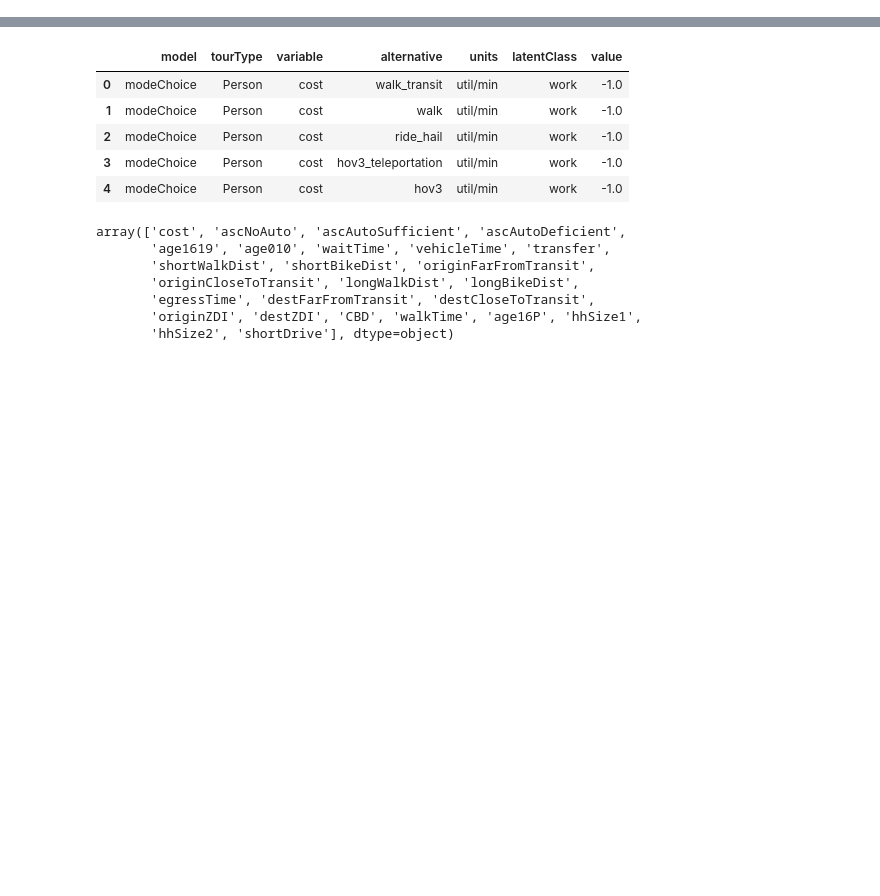
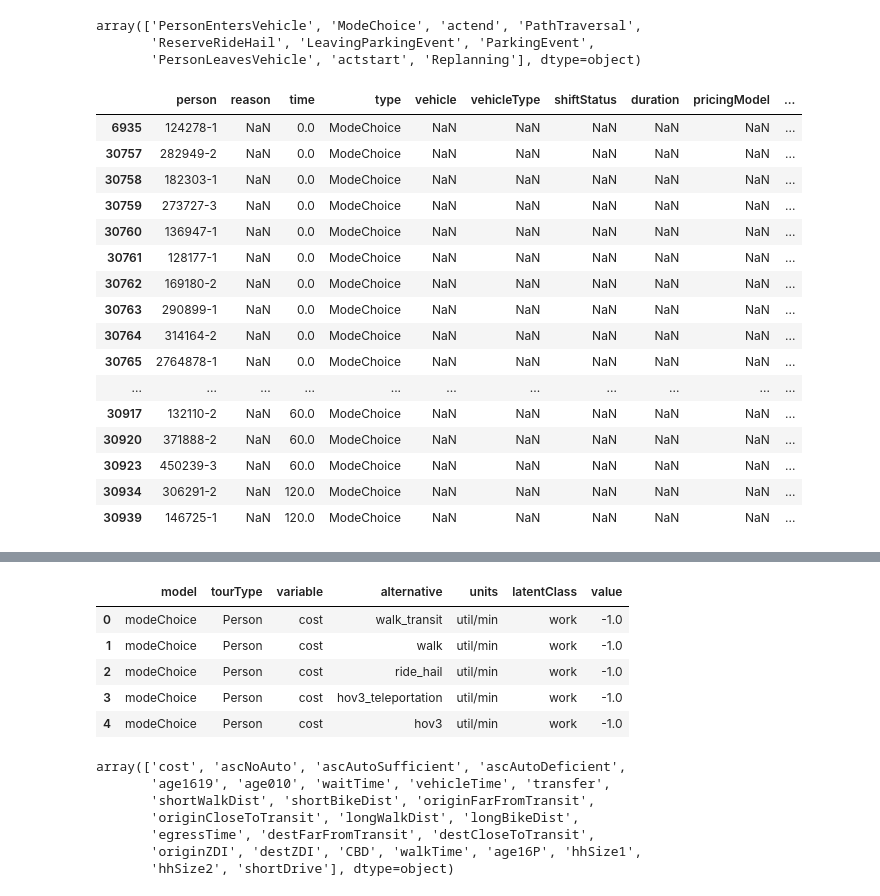
Before and after one commit to vsgo222/beam, a Jupyter notebook: output_analysis/Trips Comparison.ipynb, the cells around one changed output, grey strips where cells are left out. Cells and saved outputs as stored; diff of their text form; code cells hidden in the pictures; blank space fills up the shorter version.

```diff
--- a/output_analysis/Trips Comparison.ipynb
+++ b/output_analysis/Trips Comparison.ipynb
@@ -114,0 +99,29 @@ Wall time: 1min 6s
+# %%
+events=pd.read_csv('../output/SF_TourPurposeChoiceModel/sf-tscore-all-trips-mc-calibration-trial-8__bgb/ITERS/it.10/10.events.csv.gz')
+# %%
+pd.options.display.max_columns=100
+events.type.unique()
+# %% [output]
+array(['PersonEntersVehicle', 'ModeChoice', 'actend', 'PathTraversal',
+       'ReserveRideHail', 'LeavingParkingEvent', 'ParkingEvent',
+       'PersonLeavesVehicle', 'actstart', 'Replanning'], dtype=object)
+# %%
+events[(events['type']=='ModeChoice')].head(50)
+# %% [output]
+|  | person | reason | time | type | vehicle | vehicleType | shiftStatus | duration | pricingModel | ... |
+| 6935 | 124278-1 | NaN | 0.0 | ModeChoice | NaN | NaN | NaN | NaN | NaN | ... |
+| 30757 | 282949-2 | NaN | 0.0 | ModeChoice | NaN | NaN | NaN | NaN | NaN | ... |
+| 30758 | 182303-1 | NaN | 0.0 | ModeChoice | NaN | NaN | NaN | NaN | NaN | ... |
+| 30759 | 273727-3 | NaN | 0.0 | ModeChoice | NaN | NaN | NaN | NaN | NaN | ... |
+| 30760 | 136947-1 | NaN | 0.0 | ModeChoice | NaN | NaN | NaN | NaN | NaN | ... |
+| 30761 | 128177-1 | NaN | 0.0 | ModeChoice | NaN | NaN | NaN | NaN | NaN | ... |
+| 30762 | 169180-2 | NaN | 0.0 | ModeChoice | NaN | NaN | NaN | NaN | NaN | ... |
+| 30763 | 290899-1 | NaN | 0.0 | ModeChoice | NaN | NaN | NaN | NaN | NaN | ... |
+| 30764 | 314164-2 | NaN | 0.0 | ModeChoice | NaN | NaN | NaN | NaN | NaN | ... |
+| 30765 | 2764878-1 | NaN | 0.0 | ModeChoice | NaN | NaN | NaN | NaN | NaN | ... |
+| ... | ... | ... | ... | ... | ... | ... | ... | ... | ... | ... |
+| 30917 | 132110-2 | NaN | 60.0 | ModeChoice | NaN | NaN | NaN | NaN | NaN | ... |
+| 30920 | 371888-2 | NaN | 60.0 | ModeChoice | NaN | NaN | NaN | NaN | NaN | ... |
+| 30923 | 450239-3 | NaN | 60.0 | ModeChoice | NaN | NaN | NaN | NaN | NaN | ... |
+| 30934 | 306291-2 | NaN | 120.0 | ModeChoice | NaN | NaN | NaN | NaN | NaN | ... |
+| 30939 | 146725-1 | NaN | 120.0 | ModeChoice | NaN | NaN | NaN | NaN | NaN | ... |
```
Also changed, not shown: parts of 31 cells of this notebook, 20 other files.
